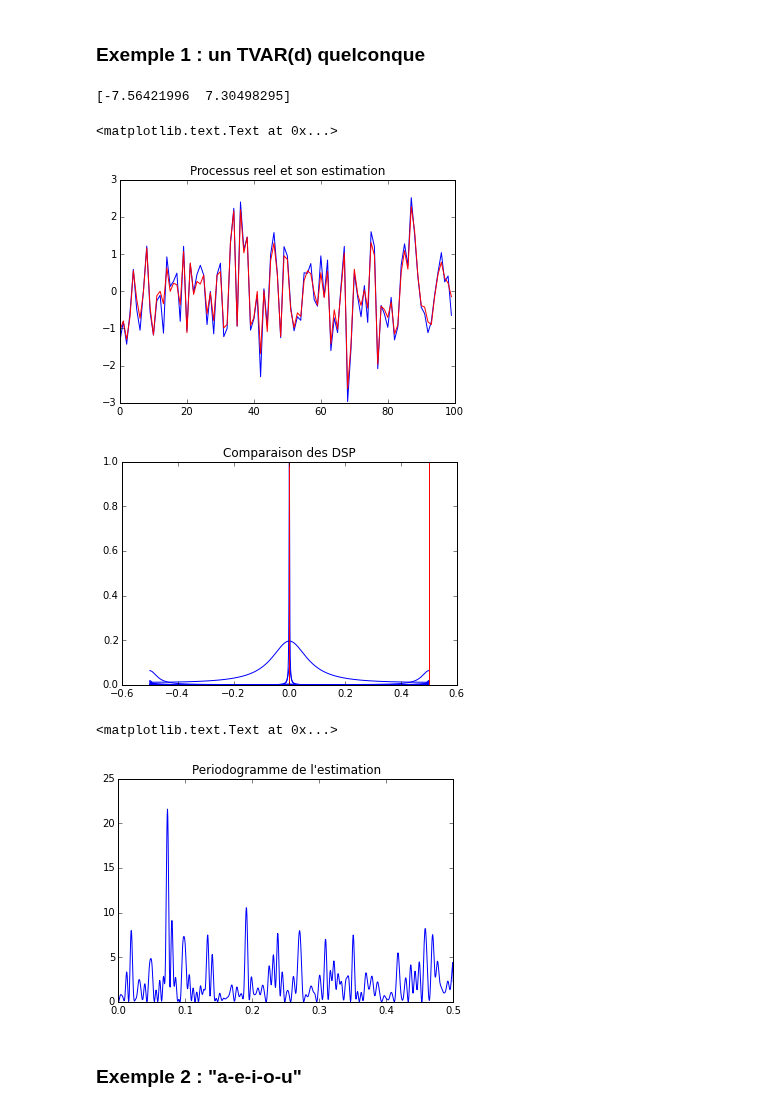
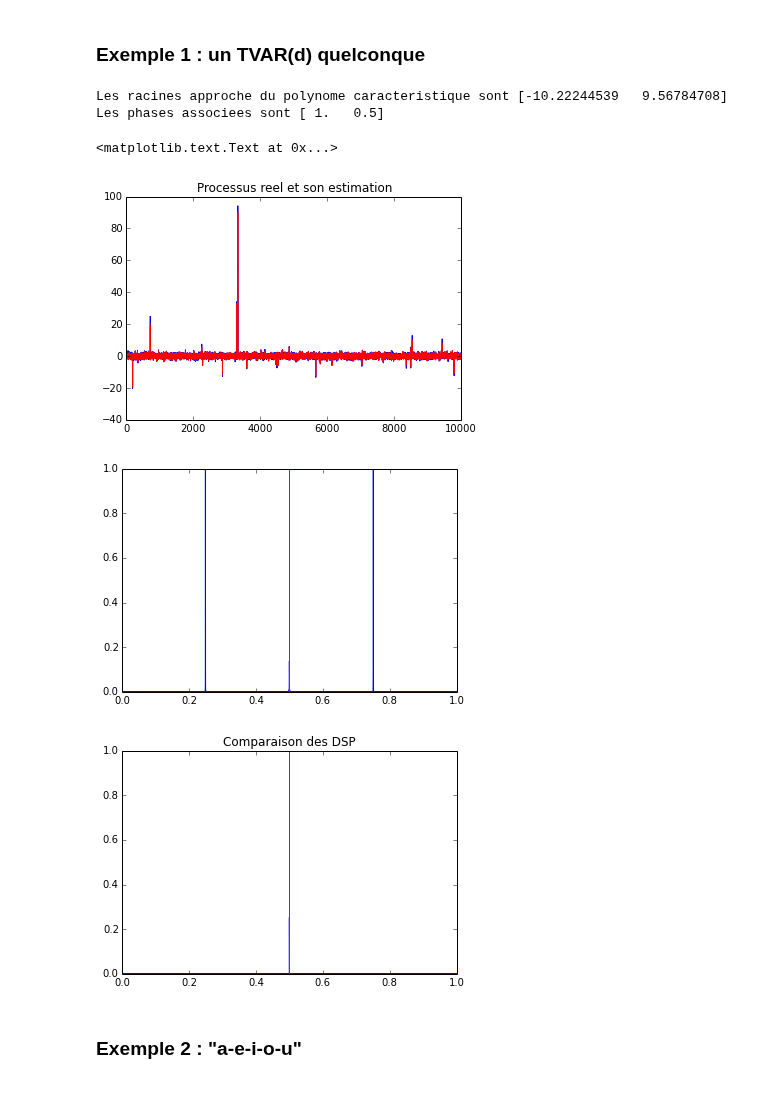
Before and after one commit to jngod2011/TVAR_Prediction, a Jupyter notebook: SIGMA205_exemple_TVAR(2).ipynb, the cells around one changed output. Drawn from its saved outputs; the diff is of its cells as text; code cells hidden in the pictures.

```diff
--- a/SIGMA205_exemple_TVAR(2).ipynb
+++ b/SIGMA205_exemple_TVAR(2).ipynb
@@ -386,59 +386,55 @@ Le fait de prendre un pas très grand n'est pas un problème ici car on a pris l
 ### Exemple 1 : un TVAR(d) quelconque
 # %%
 d = 2
-T = int(1e2)
+T = int(1e4)
 mu = 5e-0 #d=2 -> mu = 1, d=10 -> mu = 0.5
 epsilon = np.random.randn(2*T)
 
 X, theta = generation_TVAR(d, T, epsilon)
 X_est, theta_est = generation_est(X, d, T, mu)
 
 plt.figure()
 plt.plot(X[T:], 'b', label = 'X')
 plt.plot(X_est, 'r', label = 'X_est')
 plt.title("Processus reel et son estimation")
 
-N = 2**15
+N = 2**12
 
-dsp_X = dsp(theta, T, N)
-dsp_X_est = dsp(theta_est, T, N)
+coeffs = np.ones((d+1,T))
+coeffs[1:,:] = -theta #polynome caractértistique
 
-coeffs = np.ones(d+1)
-coeffs[1:] = theta[:,0].T
-roots = np.roots(coeffs[::-1])
-print(roots)
-angles = np.angle(roots) / (2 * np.pi)
+coeffs_est = np.ones((d+1,T))
+coeffs_est[1:,:] = -theta_est #polynome caractértistique
+
+dsp_X = dsp(coeffs, T, N)
+dsp_X_est = dsp(coeffs_est, T, N)
 
 
-lambd = np.arange(-N/2, N/2, 1, dtype = 'double') / N
+roots = np.roots(coeffs[:,0][::-1])
+print("Les racines approche du polynome caracteristique sont {}".format(roots))
+angles = (np.angle(roots) + np.pi) / (2*np.pi)
+print("Les phases associees sont {}".format(angles))
+
+
+lambd = np.arange(N, dtype = 'double') / N
 
 plt.figure()
-#plt.plot(lambd, dsp_X/np.max(abs(dsp_X)), 'b', label ='vraie DSP')
+plt.plot(lambd, dsp_X/np.max(abs(dsp_X)), 'b', label ='vraie DSP')
+for k in np.arange(d):
+    plt.axvline(x=angles[k], ymin=0, ymax=1, linewidth=1, color = 'r')
+plt.figure()
 plt.plot(lambd, dsp_X_est/np.max(abs(dsp_X_est)), 'b', label = 'DSP estimee')
 
 for k in np.arange(d):
     plt.axvline(x=angles[k], ymin=0, ymax=1, linewidth=1, color = 'r')
 plt.title("Comparaison des DSP")
 # %% [output]
-[-7.56421996  7.30498295]
+Les racines approche du polynome caracteristique sont [-10.22244539   9.56784708]
+Les phases associees sont [ 1.   0.5]
 <matplotlib.text.Text at 0x...>
-[figure, old version]
+[figure, new version]
-[figure, old version]
+[figure, new version]
+[figure, added]
-# %%
-from scipy.signal import periodogram
-
-M = 2048
-
-f, Pxx = periodogram(X, nfft = M)
-
-plt.plot(f, Pxx, 'b')
-for k in np.arange(d):
-    if angles[k] >= 0:
-        plt.axvline(x=angles[k], ymin=0, ymax=1, linewidth=1, color = 'r')
-plt.title("Periodogramme de l'estimation")
-# %% [output]
-<matplotlib.text.Text at 0x...>
-[figure, removed]
 # %% [markdown]
 ### Exemple 2 : "a-e-i-o-u"
 # %% [markdown]
```
Also changed, not shown: parts of 11 cells of this notebook.
